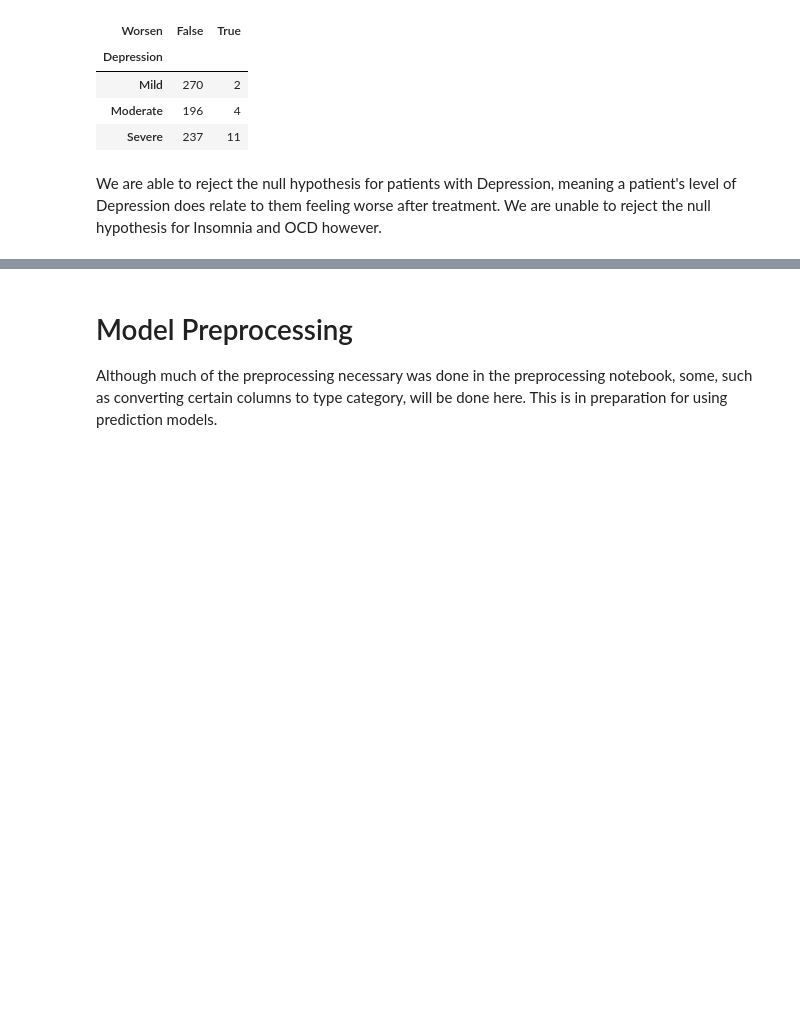
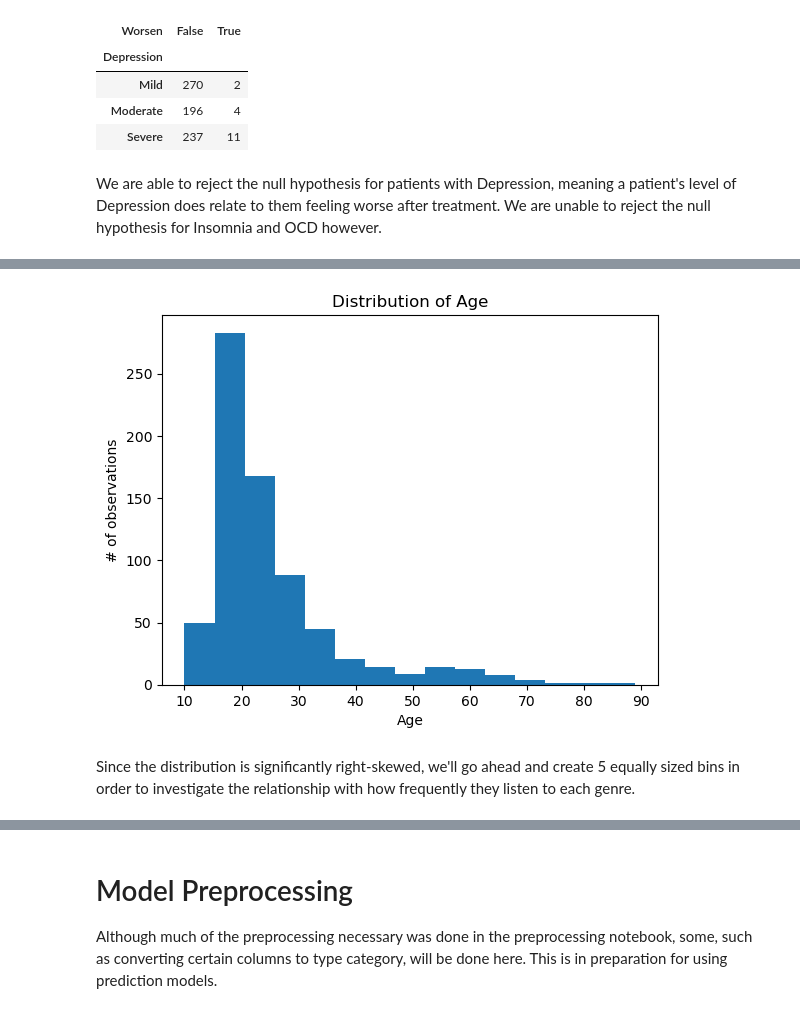
Before and after one commit to ajamkotc/music_therapy_capstone, a Jupyter notebook: notebooks/exploratory-data-analysis.ipynb, the cells around one changed output, grey strips where cells are left out. Cells and saved outputs as stored; diff of their text form; code cells hidden in the pictures; blank space fills up the shorter version.

```diff
--- a/notebooks/exploratory-data-analysis.ipynb
+++ b/notebooks/exploratory-data-analysis.ipynb
@@ -340,0 +362,14 @@ We are able to reject the null hypothesis for patients with Depression, meaning
+# %%
+# Visualize distribution of Age
+
+plt.hist(survey_df['Age'], bins=15)
+
+plt.xlabel('Age')
+plt.ylabel('# of observations')
+plt.title('Distribution of Age')
+
+plt.show()
+# %% [output]
+[figure, added]
+# %% [markdown]
+Since the distribution is significantly right-skewed, we'll go ahead and create 5 equally sized bins in order to investigate the relationship with how frequently they listen to each genre.
```
Also changed, not shown: parts of 29 cells of this notebook, 1 other file.
